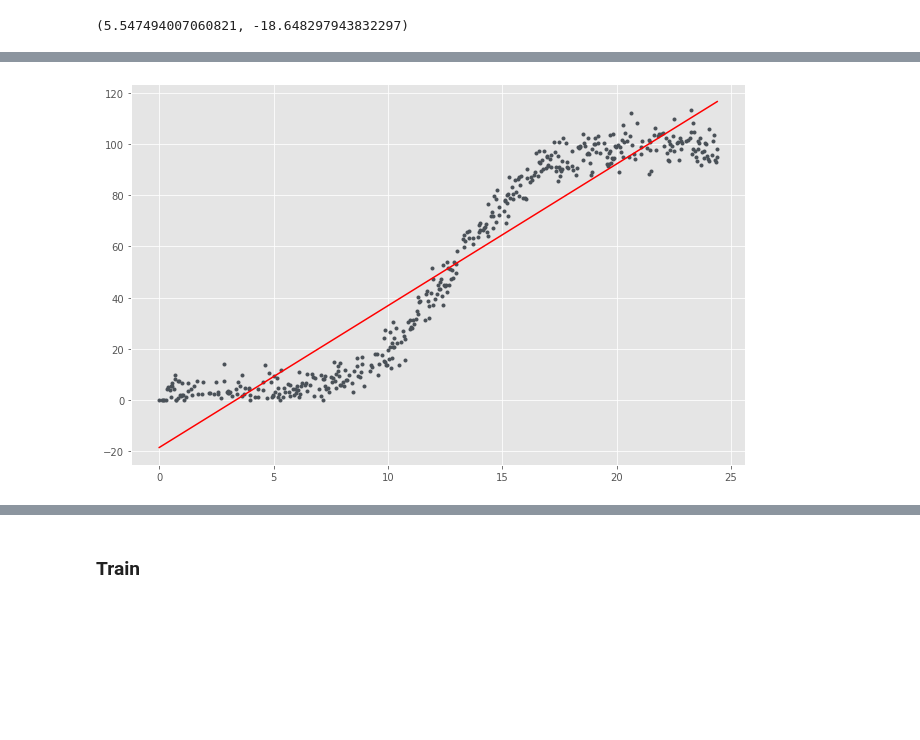
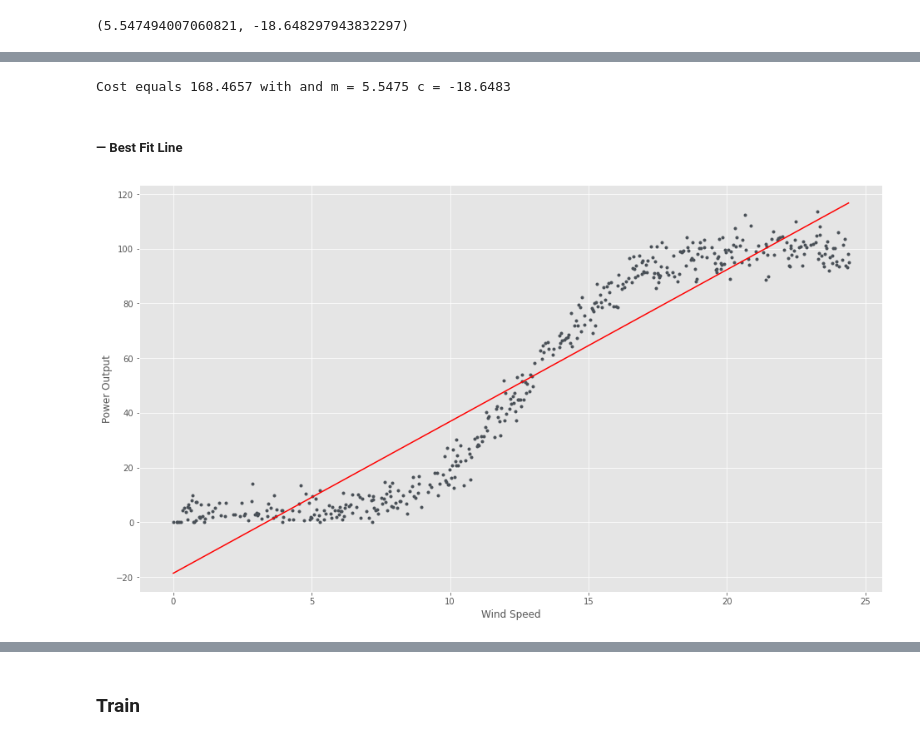
Before and after one commit to mizydorek/Fundamentals-of-Data-Analysis-Project-2020, a Jupyter notebook: project.ipynb, the cells around one changed output, grey strips where cells are left out. Drawn from its saved outputs; the diff is of its cells as text; code cells hidden in the pictures; blank space fills up the shorter version.

Commit message:
added cost function

```diff
--- a/project.ipynb
+++ b/project.ipynb
@@ -197,2 +205,19 @@ m, c
 # %% [output]
 (5.547494007060821, -18.648297943832297)
+# %%
+# Linear Regression Using Scikit Learn
+# import LinearRegression model from Scikit Learn linear model.
+from sklearn.linear_model import LinearRegression
+
+x = x.reshape(-1, 1)
+y = y.reshape(-1, 1)
+
+# Create a new linear model.
+model = LinearRegression()
+
+# Fit the data to the model.
+model.fit(x,y)
+
+# Model coefficent & intercept.
+
+print('The coefficient is {} \nThe intercept is {}'.format(model.coef_[0][0],model.intercept_[0]))
@@ -199,6 +242,14 @@ m, c
+# %%
+print("Cost equals {:.4f} with and m = {:.4f} c = {:.4f}".format(cost(m, c), m, c))
+# %% [output]
+Cost equals 168.4657 with and m = 5.5475 c = -18.6483
+# %% [markdown]
+##### — Best Fit Line
 # %%
 # Plot speed and power and the regression line.
 plt.plot(x, y, '.');
-plt.plot(x, m * x + c, 'r-');
+plt.plot(x, m * x + c, 'r-')
+plt.xlabel('Wind Speed')
+plt.ylabel('Power Output');
 # %% [output]
-[figure, old version]
+[figure, new version]
```
Also changed, not shown: parts of 17 cells of this notebook.
